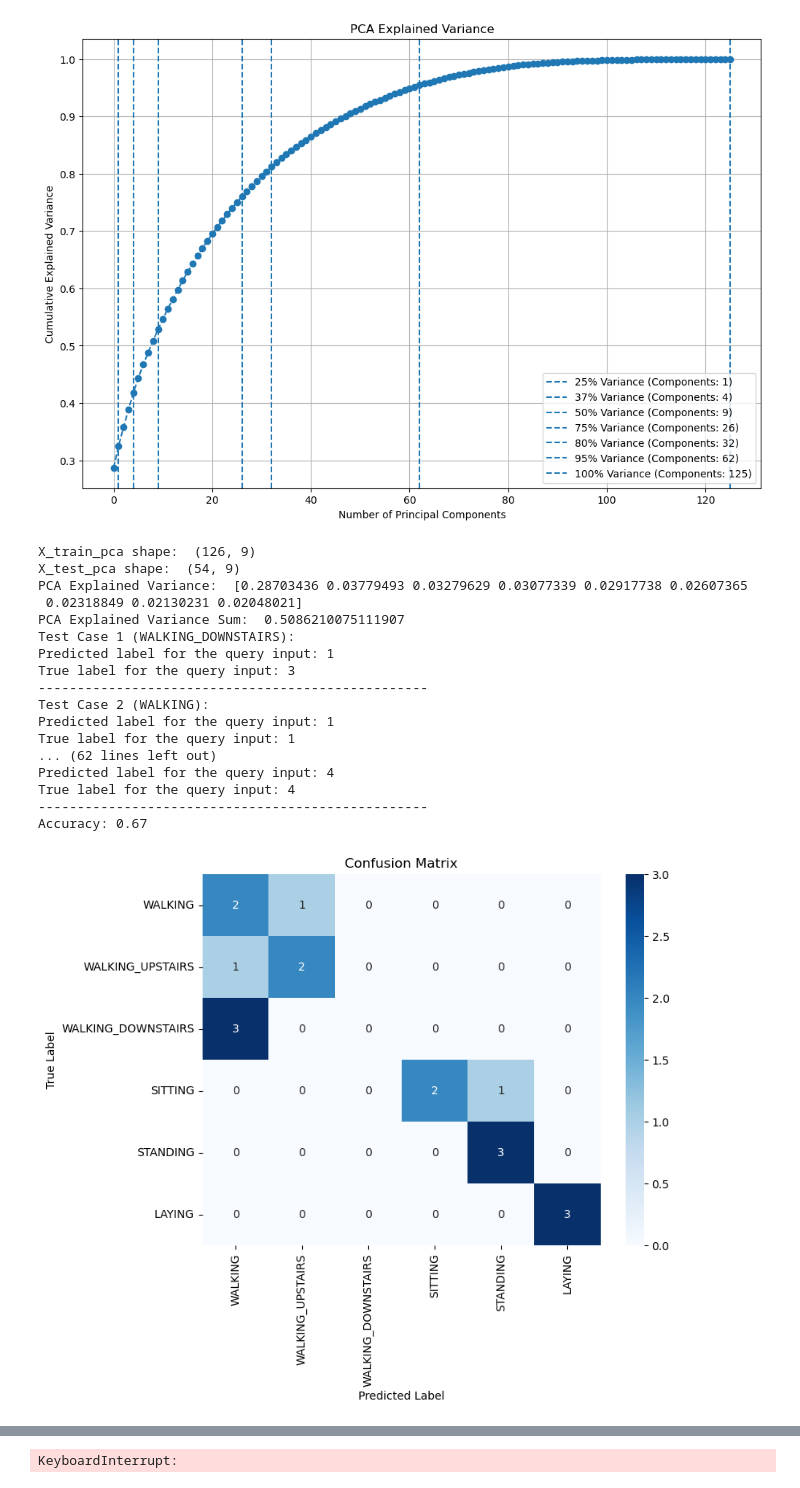
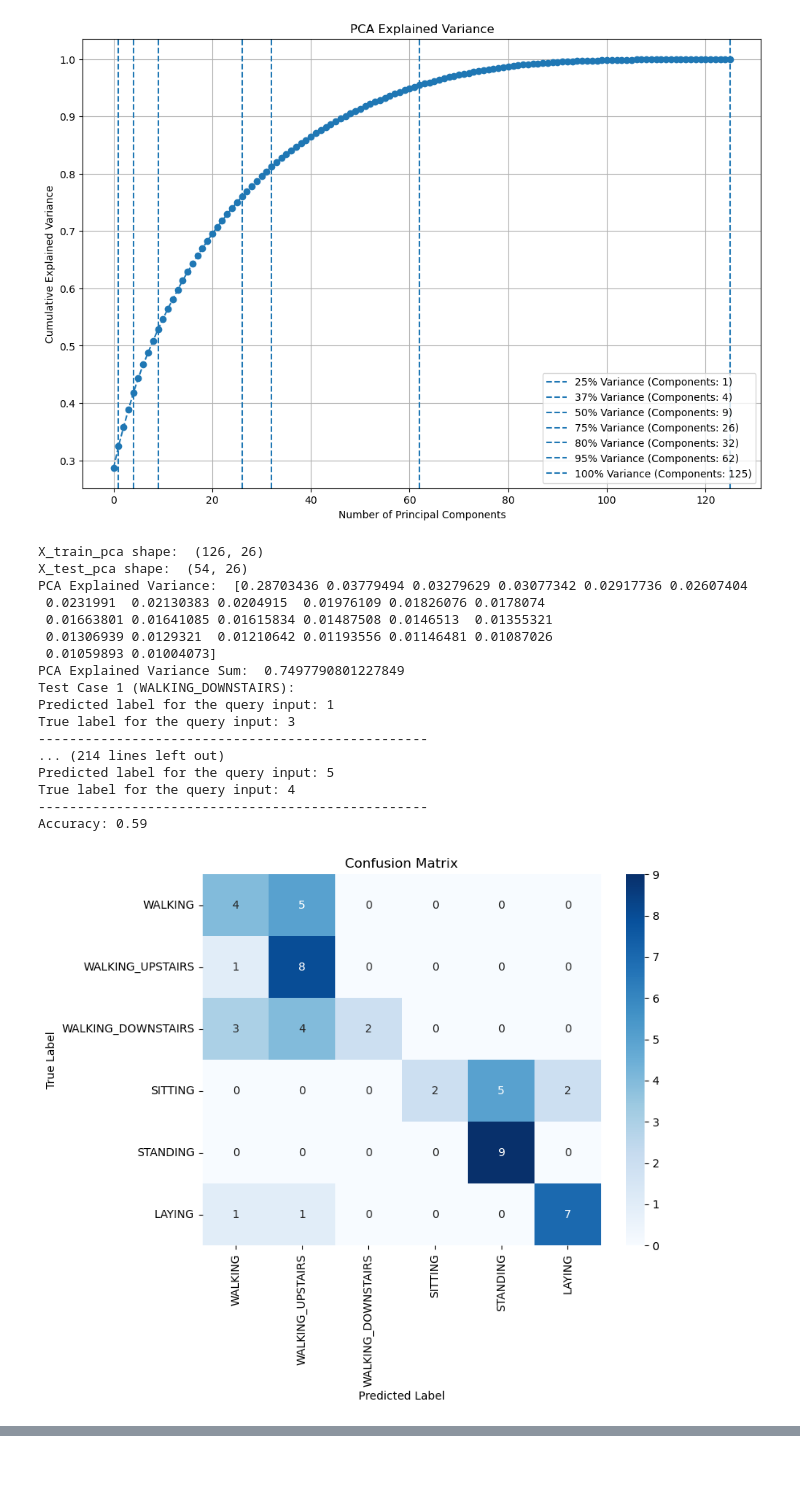
Before and after one commit to ShardulJunagade/ES-335-Assignment-1-2024-Fall, a Jupyter notebook: Test.ipynb, the cells around one changed output, grey strips where cells are left out. Cells and saved outputs as stored; diff of their text form; code cells hidden in the pictures.

```diff
--- a/Test.ipynb
+++ b/Test.ipynb
@@ -123,7 +123,7 @@ import seaborn as sns# Apply PCA
 from sklearn.decomposition import PCA
 
 # Define the number of PCA components to test
-pca_n_components = [9,20,26,32,62]
+pca_n_components = [26]
 for n in pca_n_components:
     pca = PCA(n_components=n)
     X_train_pca_20 = pca.fit_transform(X_train_normalized)
@@ -153,14 +153,14 @@ for n in pca_n_components:
                 time.sleep(10)  # Wait before retrying
 
     # Step 1: Set up your Groq API credentials and model
-    Groq_Token = "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"
+    Groq_Token = "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"
     model_name = "llama3.1-70b"
     llm = ChatGroq(model=groq_models[model_name], api_key=Groq_Token, temperature=0)
 
     # Step 2: Prepare your few-shot learning prompt
     #  Initialize necessary variables
     few_shot_indices = []
-    samples_per_activity = 5  # Set the desired number of samples per activity for few-shot examples
+    samples_per_activity = 12  # Set the desired number of samples per activity for few-shot examples
     activity_count = {i: 0 for i in range(1, 7)}  # Dictionary to track count of selected samples for each activity
 
     # Loop through the training data to select even samples
@@ -207,7 +207,7 @@ for n in pca_n_components:
 
     # Step 3: Select 3 samples from each activity
     selected_indices = []
-    samples_per_activity = 3
+    samples_per_activity = 9
     activity_count = {i: 0 for i in range(1, 7)}  # Dictionary to track count of selected samples for each activity
 
     for i, label in enumerate(y_test):
@@ -239,42 +239,42 @@ for n in pca_n_components:
         # Print the predicted and true labels
         print(f"Test Case {idx + 1} ({activity_labels[true_label]}):")
         print(f"Predicted label for the query input: {predicted_label}")
         print(f"True label for the query input: {true_label}")
         print("-" * 50)
 
     # Calculate accuracy
     accuracy = accuracy_score(true_labels, predictions)
     print(f"Accuracy: {accuracy:.2f}")
 
     # Calculate confusion matrix
     conf_matrix = confusion_matrix(true_labels, predictions, labels=[1, 2, 3, 4, 5, 6])
 
     # Plot confusion matrix
     plt.figure(figsize=(8, 6))
     sns.heatmap(conf_matrix, annot=True, fmt='d', cmap='Blues', xticklabels=['WALKING', 'WALKING_UPSTAIRS', 'WALKING_DOWNSTAIRS', 'SITTING', 'STANDING', 'LAYING'], yticklabels=['WALKING', 'WALKING_UPSTAIRS', 'WALKING_DOWNSTAIRS', 'SITTING', 'STANDING', 'LAYING'])
     plt.xlabel('Predicted Label')
     plt.ylabel('True Label')
     plt.title('Confusion Matrix')
     plt.show()
 
     # Print token usage
     print(f"Total tokens used: {token_count}")
 # %% [output]
-X_train_pca shape:  (126, 9)
-X_test_pca shape:  (54, 9)
-PCA Explained Variance:  [0.28703436 0.03779493 0.03279629 0.03077339 0.02917738 0.02607365
- 0.02318849 0.02130231 0.02048021]
-PCA Explained Variance Sum:  0.5086210075111907
+X_train_pca shape:  (126, 26)
+X_test_pca shape:  (54, 26)
+PCA Explained Variance:  [0.28703436 0.03779494 0.03279629 0.03077342 0.02917736 0.02607404
+ 0.0231991  0.02130383 0.0204915  0.01976109 0.01826076 0.0178074
+ 0.01663801 0.01641085 0.01615834 0.01487508 0.0146513  0.01355321
+ 0.01306939 0.0129321  0.01210642 0.01193556 0.01146481 0.01087026
+ 0.01059893 0.01004073]
+PCA Explained Variance Sum:  0.7497790801227849
 Test Case 1 (WALKING_DOWNSTAIRS):
 Predicted label for the query input: 1
 True label for the query input: 3
 --------------------------------------------------
-Test Case 2 (WALKING):
-Predicted label for the query input: 1
-True label for the query input: 1
-... (62 lines left out)
-Predicted label for the query input: 4
+... (214 lines left out)
+Predicted label for the query input: 5
 True label for the query input: 4
 --------------------------------------------------
-Accuracy: 0.67
+Accuracy: 0.59
-[figure, old version]
+[figure, new version]
@@ -298,4 +282,3 @@ Rate limit error: Error code: 429 - {'error': {'message': 'Rate limit reached fo
-KeyboardInterrupt:
 # %%
 import time
 from langchain_groq import ChatGroq
```
Also changed, not shown: parts of 3 cells of this notebook, 52 other files.
